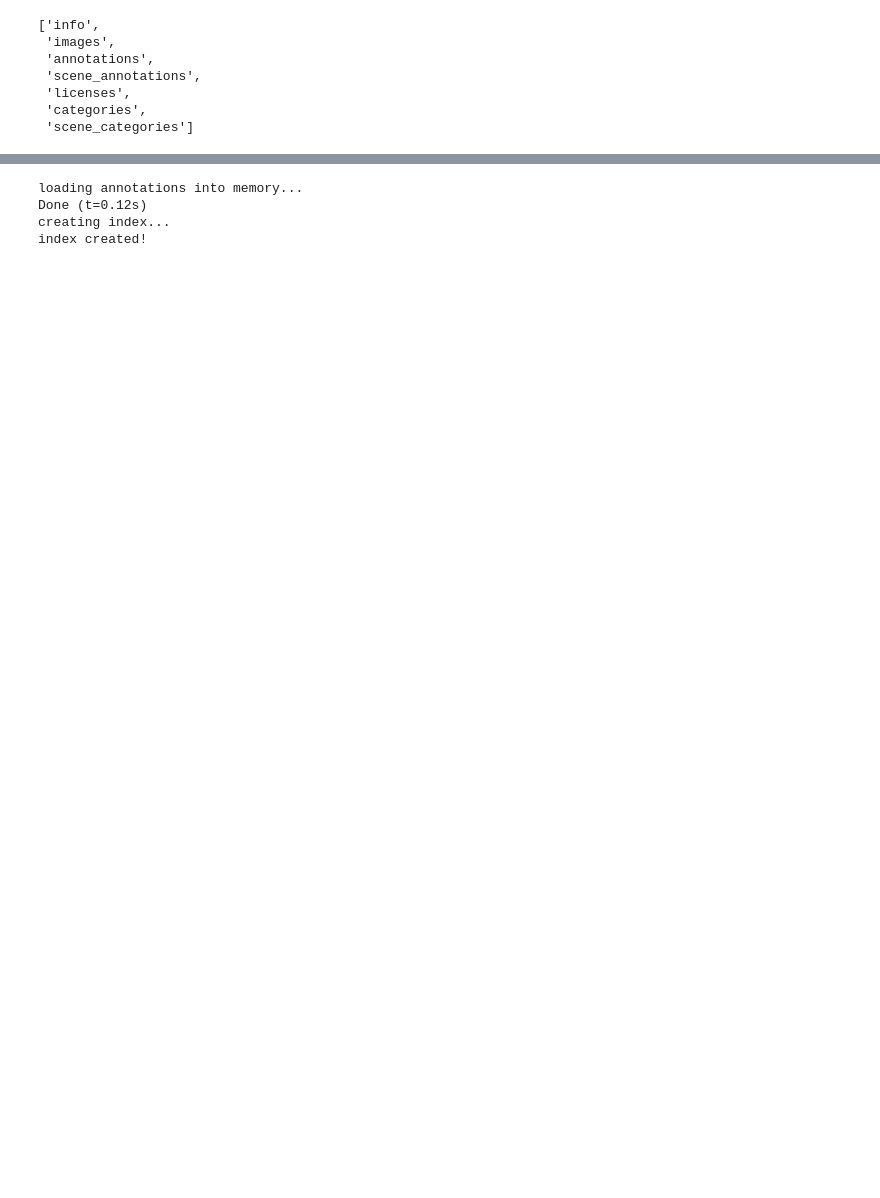
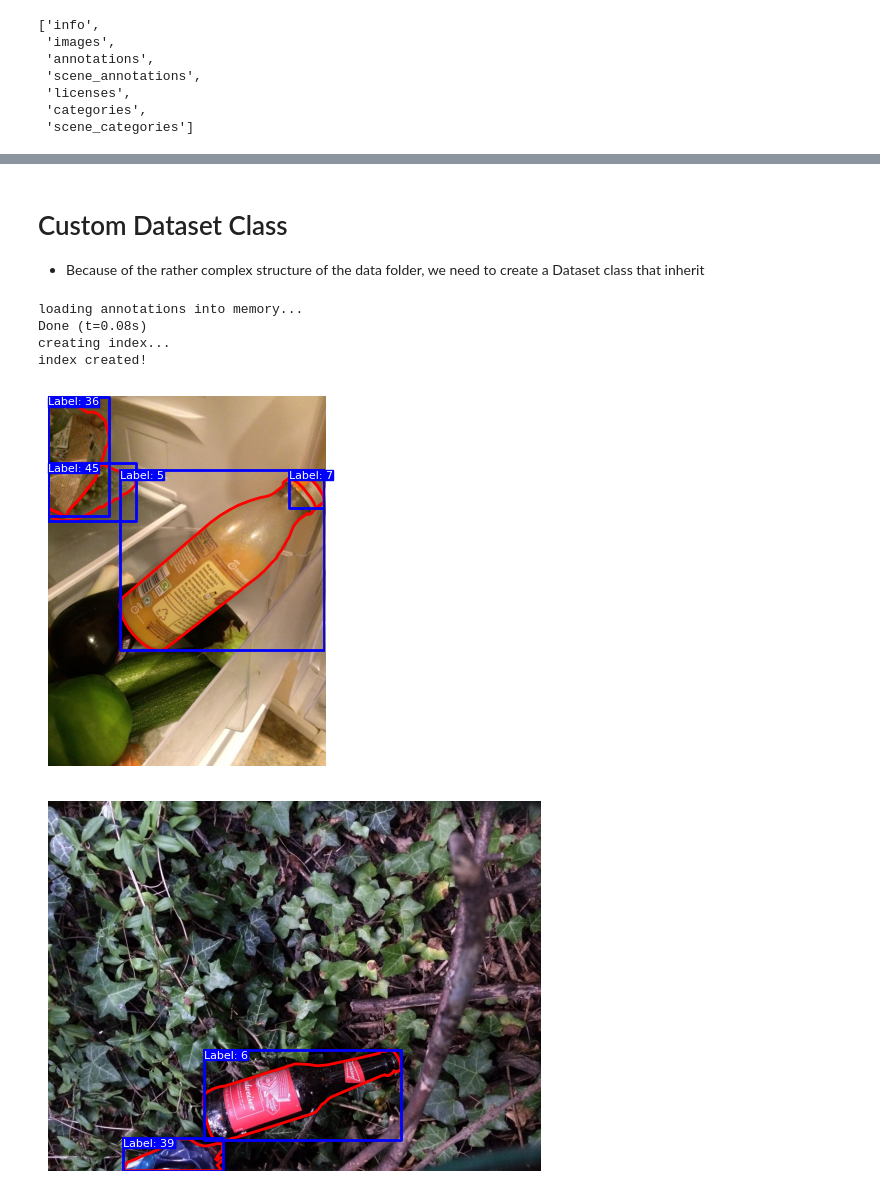
Before and after one commit to oreo-hippiepham1/cs236781-prj, a Jupyter notebook: Dataset_Explore.ipynb, the cells around one changed output, grey strips where cells are left out. Saved outputs shown, nothing was run; the diff lists cells and outputs as text; code cells hidden in the pictures; blank space fills up the shorter version.

Commit message:
Initial Dataset class + Augmentation with albumentations

```diff
--- a/Dataset_Explore.ipynb
+++ b/Dataset_Explore.ipynb
@@ -1,12 +1,23 @@
 # %%
 import os
 import json
+import cv2
+from pycocotools.coco import COCO
+from pycocotools import mask as maskUtils
+import torch
+from torch.utils.data import Dataset
+
+%load_ext autoreload
+%autoreload 2
 
 data_path = '/datasets/TACO-master/data'
 anno_file = 'annotations.json'
+anno_u_file = 'annotations_unofficial.json'
 
 with open(os.path.join(data_path, anno_file), 'r') as f:
     anno = json.load(f)
+with open(os.path.join(data_path, anno_u_file), 'r') as f:
+    annou = json.load(f)
 
 len(anno)
 # %% [output]
@@ -44,7 +63,0 @@ annFile='{}/annotations.json'.format(dataDir)
-# %%
-coco=COCO(annFile)
-# %% [output]
-loading annotations into memory...
-Done (t=0.12s)
-creating index...
-index created!
@@ -52,0 +64,6 @@ coco.
+# %%
+annotation_ids = coco.getAnnIds(imgIds=2)
+#coco.loadAnns(annotation_ids)
+# %% [markdown]
+# Custom Dataset Class
+- Because of the rather complex structure of the data folder, we need to create a Dataset class that inherit
@@ -52,0 +155,45 @@ coco.
+# %%
+import matplotlib.pyplot as plt
+from matplotlib.patches import Polygon
+import numpy as np
+
+
+annotation_file = 'annotations.json'
+image_root = '/datasets/TACO-master/data'
+
+# Instantiate the CustomDataset class
+dataset = CustomDataset(annotation_file, image_root)
+
+# Choose a subset of images to visualize
+indices = [13, 26, 39]  # Specify the indices of the images you want to visualize
+
+# Visualize the images, segmentations, and bounding boxes
+for idx in indices:
+    image, boxes, labels, masks = dataset[idx]
+
+    # Plot the image
+    plt.figure()
+    plt.imshow(image[:, :, ::-1])  # Convert BGR to RGB for visualization
+
+    # Plot the segmentations
+    for mask in masks:
+        seg_mask = np.array(mask[0], dtype=np.int32)
+        polygon = Polygon(seg_mask.reshape((int(len(seg_mask) / 2), 2)), closed=True, fill=None, edgecolor='red', linewidth=2)
+        plt.gca().add_patch(polygon)
+
+    # Plot the bounding boxes
+    for box, label in zip(boxes, labels):
+        x1, y1, x2, y2 = box
+        plt.plot([x1, x2, x2, x1, x1], [y1, y1, y2, y2, y1], color='blue', linewidth=2)
+        plt.text(x1, y1, f"Label: {label}", color='white', fontsize=8, verticalalignment='top',
+                 bbox={'color': 'blue', 'pad': 0})
+
+    plt.axis('off')
+    plt.show()
+# %% [output]
+loading annotations into memory...
+Done (t=0.08s)
+creating index...
+index created!
+[figure, added]
+[figure, added]
```
Also changed, not shown: parts of 14 cells of this notebook.
